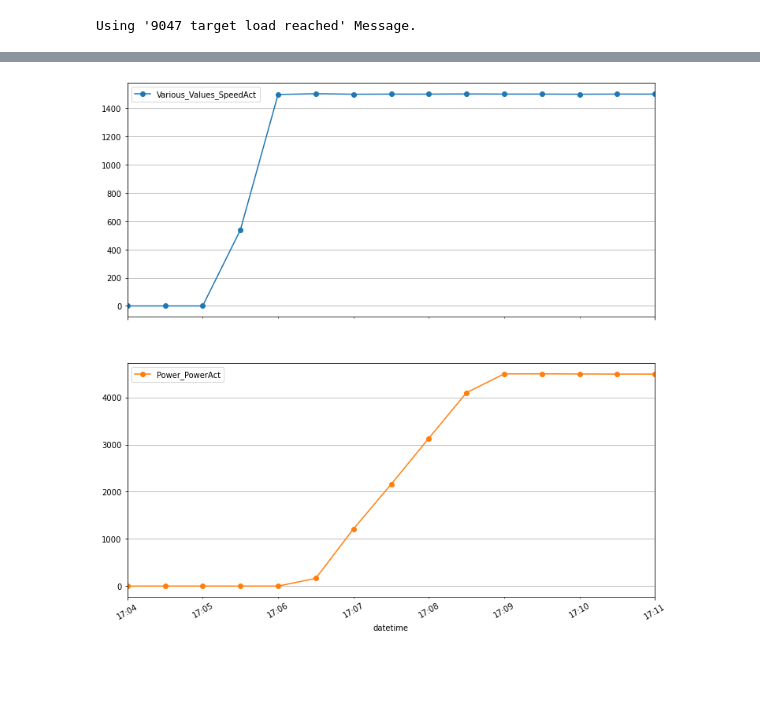
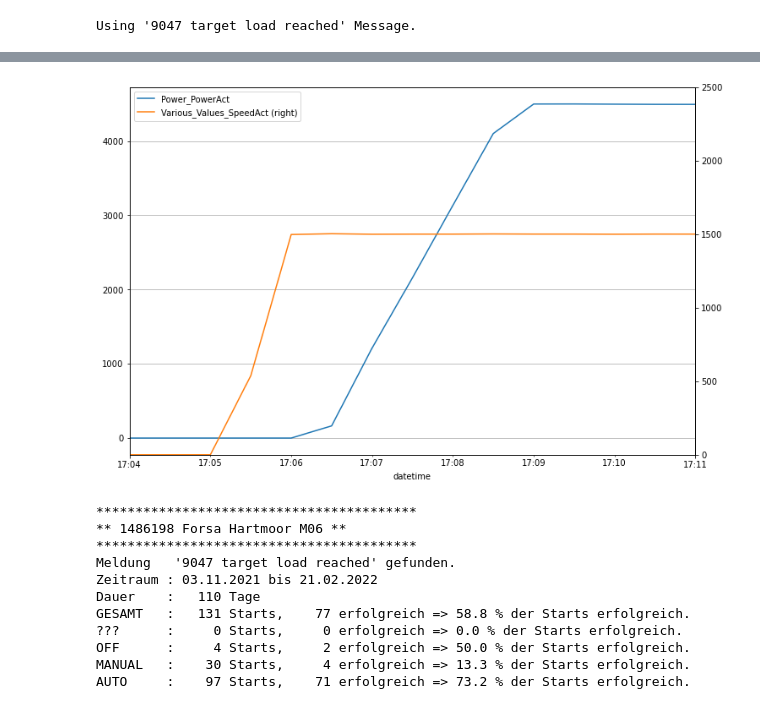
Before and after one commit to dieterch/statemachine, a Jupyter notebook: play.ipynb, the cells around one changed output, grey strips where cells are left out. Saved outputs shown, nothing was run; the diff lists cells and outputs as text; code cells hidden in the pictures; blank space fills up the shorter version.

Commit message:
detail plots, , timecycle data

```diff
--- a/play.ipynb
+++ b/play.ipynb
@@ -97,8 +55,0 @@ idf
-# %%
-idf[['datetime','Power_PowerAct','Various_Values_SpeedAct']].plot(
-    x='datetime',
-    y=['Various_Values_SpeedAct','Power_PowerAct'],
-    subplots=True,
-    figsize=(12,12), kind='line', marker="o", grid=True, rot=30);
-# %% [output]
-[figure, removed]
@@ -108,15 +56,34 @@ rdf
+# %%
+fsm.plot_ts(1637687335601, figsize=(12,8));
+plt.show()
+# %% [output]
+[figure, added]
 # %%
-print("""
-****************
-** Überblick: **
-****************
-""")
-print(f"{'Motor':9}: {e} {e['Count_OpHour']} Bh")
-print(f"{'Meldung':9}- '{'9047 target load reached'}' {'gefunden.' if any(fsm._messages['name'] == '9047') else 'wird berechnet.'}")
-print(f"{'Zeitraum':9}: {fsm.first_message:%d.%m.%Y} bis {fsm.last_message:%d.%m.%Y}")
-print(f"{'Dauer':9}: {fsm.period.days} Tage ~ {fsm.period.days / 365:2.1f} Jahre")
-print()
-print(f"{'GESAMT':9}: {rdf.shape[0]:5} Starts, {rdf[rdf.success].shape[0]:5} erfolgreich => {(rdf[rdf.success].shape[0] / rdf.shape[0]) * 100.0:3.1f} % der Starts erfolgreich.")
-for mode in ['OFF', 'MANUAL', 'AUTO']:
-    print(f"{mode:9}: {rdf[(rdf['mode'] == mode)].shape[0]:5} Starts, {rdf[((rdf.success) & (rdf['mode'] == mode))].shape[0]:5} erfolgreich => {(rdf[((rdf.success) & (rdf['mode'] == mode))].shape[0] / rdf[(rdf['mode'] == mode)].shape[0]) * 100.0:3.1f} % der Starts erfolgreich.")
+res = fsm_data[0]
+res['result'] = pd.DataFrame(fsm_data[0]['fsm']._starts)
+print(f"""
+*****************************************
+** {str(res['engine'])} **
+*****************************************""")
+print(f"{'Meldung':9} '{'9047 target load reached'}' {'gefunden.' if any(res['fsm']._messages['name'] == '9047') else 'wird berechnet.'}")
+print(f"{'Zeitraum':9}: {res['fsm'].first_message:%d.%m.%Y} bis {res['fsm'].last_message:%d.%m.%Y}")
+print(f"{'Dauer':9}: {res['fsm'].period.days:5} Tage")
+print(f"{'GESAMT':9}: {res['result'].shape[0]:5} Starts, {res['result'][res['result'].success].shape[0]:5} erfolgreich => {(res['result'][res['result'].success].shape[0] / res['result'].shape[0]) * 100.0:3.1f} % der Starts erfolgreich.")
+for mode in ['???','OFF','MANUAL', 'AUTO']:
+    lstarts = res['result'][res['result']['mode'] == mode].shape[0]
+    successful_starts = res['result'][((res['result'].success) & (res['result']['mode'] == mode))].shape[0]
+    print(f"{mode:9}: {lstarts:5} Starts, {successful_starts:5} erfolgreich => {(successful_starts / lstarts) * 100.0 if lstarts != 0 else 0.0:3.1f} % der Starts erfolgreich.")
+#res['filtered_result'][['start-preparation','starter','hochlauf','idle','synchronize','cumstarttime','load-ramp','target-operation']].hist(figsize = (20,12), bins=50, layout=(3,3));
+# %% [output]
+*****************************************
+** 1486198 Forsa Hartmoor M06 **
+*****************************************
+Meldung   '9047 target load reached' gefunden.
+Zeitraum : 03.11.2021 bis 21.02.2022
+Dauer    :   110 Tage
+GESAMT   :   131 Starts,    77 erfolgreich => 58.8 % der Starts erfolgreich.
+???      :     0 Starts,     0 erfolgreich => 0.0 % der Starts erfolgreich.
+OFF      :     4 Starts,     2 erfolgreich => 50.0 % der Starts erfolgreich.
+MANUAL   :    30 Starts,     4 erfolgreich => 13.3 % der Starts erfolgreich.
+AUTO     :    97 Starts,    71 erfolgreich => 73.2 % der Starts erfolgreich.
 # %%
```
Also changed, not shown: parts of 24 cells of this notebook, 1 other file.
